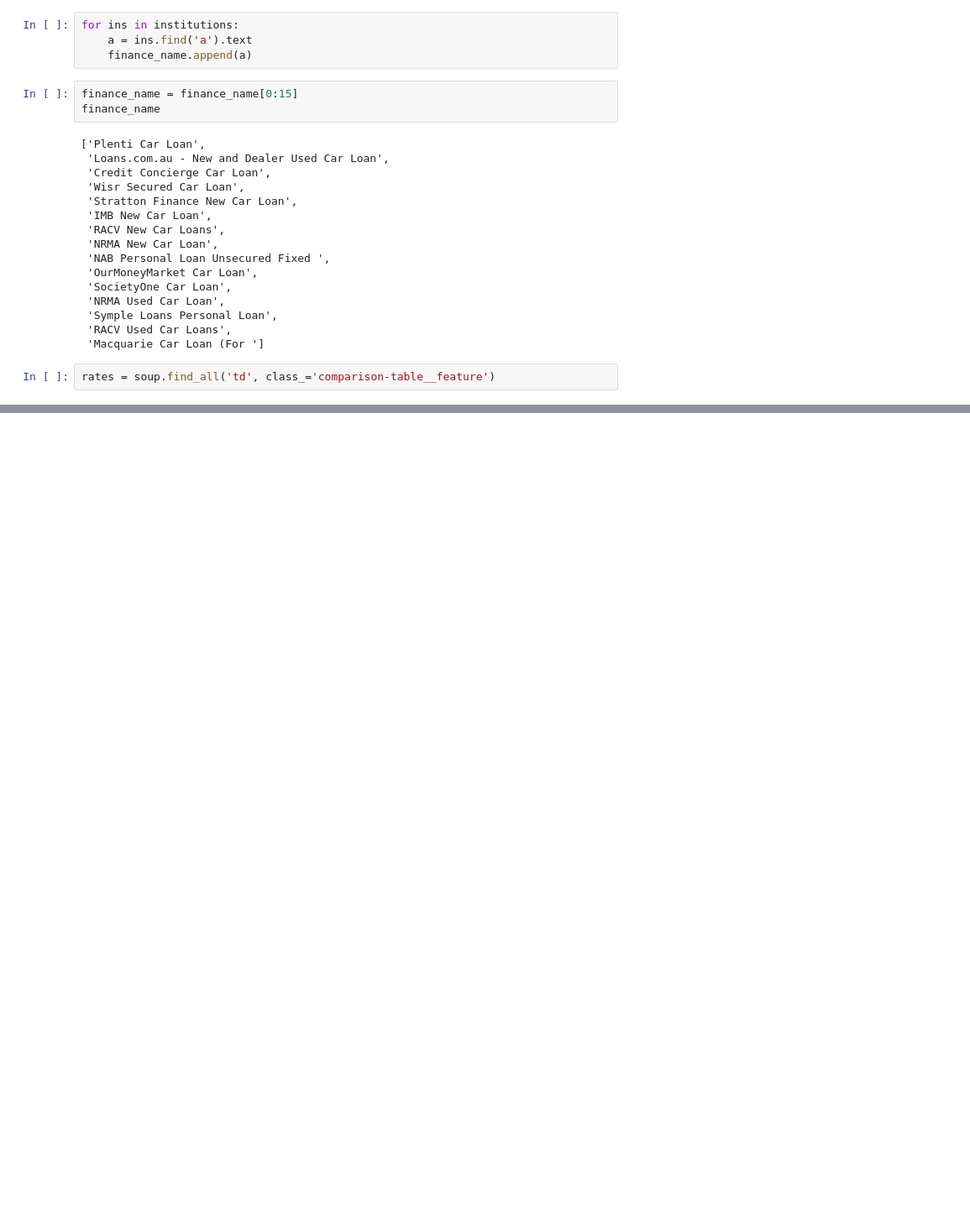
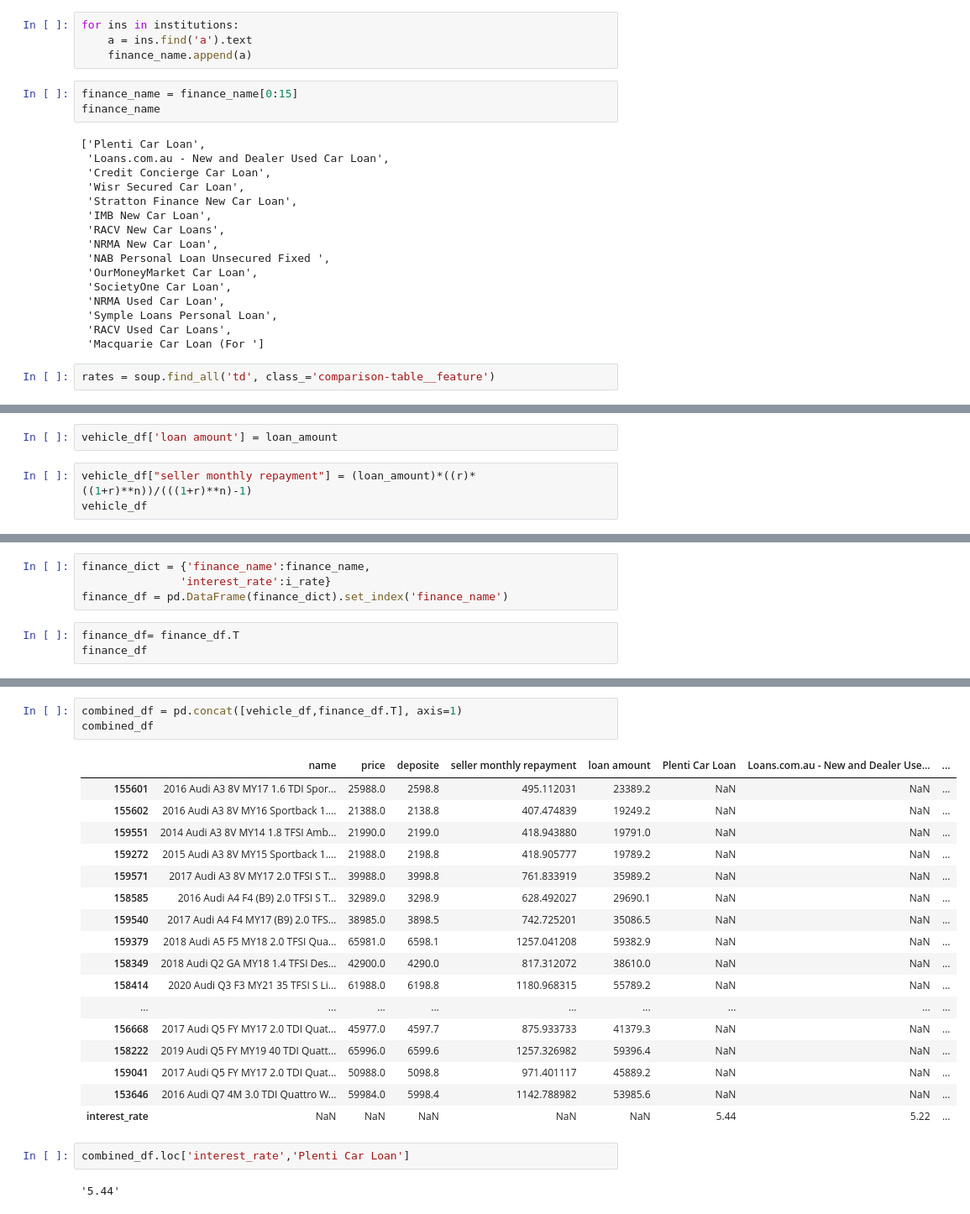
Before and after one commit to foofx88/ETL-Financing-Used-Cars, a Jupyter notebook: scraping.ipynb, the cells around one changed output, grey strips where cells are left out. Shown: that part at 84% size. Drawn from its saved outputs; the diff is of its cells as text; blank space fills up the shorter version.

Commit message:
combined dataframe created

```diff
--- a/scraping.ipynb
+++ b/scraping.ipynb
@@ -227,0 +317,5 @@ i_rate
+# %%
+vehicle_df['loan amount'] = loan_amount
+# %%
+vehicle_df["seller monthly repayment"] = (loan_amount)*((r)*((1+r)**n))/(((1+r)**n)-1)
+vehicle_df
@@ -227,0 +362,7 @@ i_rate
+# %%
+finance_dict = {'finance_name':finance_name,
+               'interest_rate':i_rate}
+finance_df = pd.DataFrame(finance_dict).set_index('finance_name')
+# %%
+finance_df= finance_df.T
+finance_df
@@ -227,0 +387,25 @@ i_rate
+# %%
+combined_df = pd.concat([vehicle_df,finance_df.T], axis=1)
+combined_df
+# %% [output]
+|  | name | price | deposite | seller monthly repayment | loan amount | Plenti Car Loan | Loans.com.au - New and Dealer Use... | ... |
+| 155601 | 2016 Audi A3 8V MY17 1.6 TDI Spor... | 25988.0 | 2598.8 | 495.112031 | 23389.2 | NaN | NaN | ... |
+| 155602 | 2016 Audi A3 8V MY16 Sportback 1.... | 21388.0 | 2138.8 | 407.474839 | 19249.2 | NaN | NaN | ... |
+| 159551 | 2014 Audi A3 8V MY14 1.8 TFSI Amb... | 21990.0 | 2199.0 | 418.943880 | 19791.0 | NaN | NaN | ... |
+| 159272 | 2015 Audi A3 8V MY15 Sportback 1.... | 21988.0 | 2198.8 | 418.905777 | 19789.2 | NaN | NaN | ... |
+| 159571 | 2017 Audi A3 8V MY17 2.0 TFSI S T... | 39988.0 | 3998.8 | 761.833919 | 35989.2 | NaN | NaN | ... |
+| 158585 | 2016 Audi A4 F4 (B9) 2.0 TFSI S T... | 32989.0 | 3298.9 | 628.492027 | 29690.1 | NaN | NaN | ... |
+| 159540 | 2017 Audi A4 F4 MY17 (B9) 2.0 TFS... | 38985.0 | 3898.5 | 742.725201 | 35086.5 | NaN | NaN | ... |
+| 159379 | 2018 Audi A5 F5 MY18 2.0 TFSI Qua... | 65981.0 | 6598.1 | 1257.041208 | 59382.9 | NaN | NaN | ... |
+| 158349 | 2018 Audi Q2 GA MY18 1.4 TFSI Des... | 42900.0 | 4290.0 | 817.312072 | 38610.0 | NaN | NaN | ... |
+| 158414 | 2020 Audi Q3 F3 MY21 35 TFSI S Li... | 61988.0 | 6198.8 | 1180.968315 | 55789.2 | NaN | NaN | ... |
+| ... | ... | ... | ... | ... | ... | ... | ... | ... |
+| 156668 | 2017 Audi Q5 FY MY17 2.0 TDI Quat... | 45977.0 | 4597.7 | 875.933733 | 41379.3 | NaN | NaN | ... |
+| 158222 | 2019 Audi Q5 FY MY19 40 TDI Quatt... | 65996.0 | 6599.6 | 1257.326982 | 59396.4 | NaN | NaN | ... |
+| 159041 | 2017 Audi Q5 FY MY17 2.0 TDI Quat... | 50988.0 | 5098.8 | 971.401117 | 45889.2 | NaN | NaN | ... |
+| 153646 | 2016 Audi Q7 4M 3.0 TDI Quattro W... | 59984.0 | 5998.4 | 1142.788982 | 53985.6 | NaN | NaN | ... |
+| interest_rate | NaN | NaN | NaN | NaN | NaN | 5.44 | 5.22 | ... |
+# %%
+combined_df.loc['interest_rate','Plenti Car Loan']
+# %% [output]
+'5.44'
```
Also changed, not shown: parts of 19 cells of this notebook.
